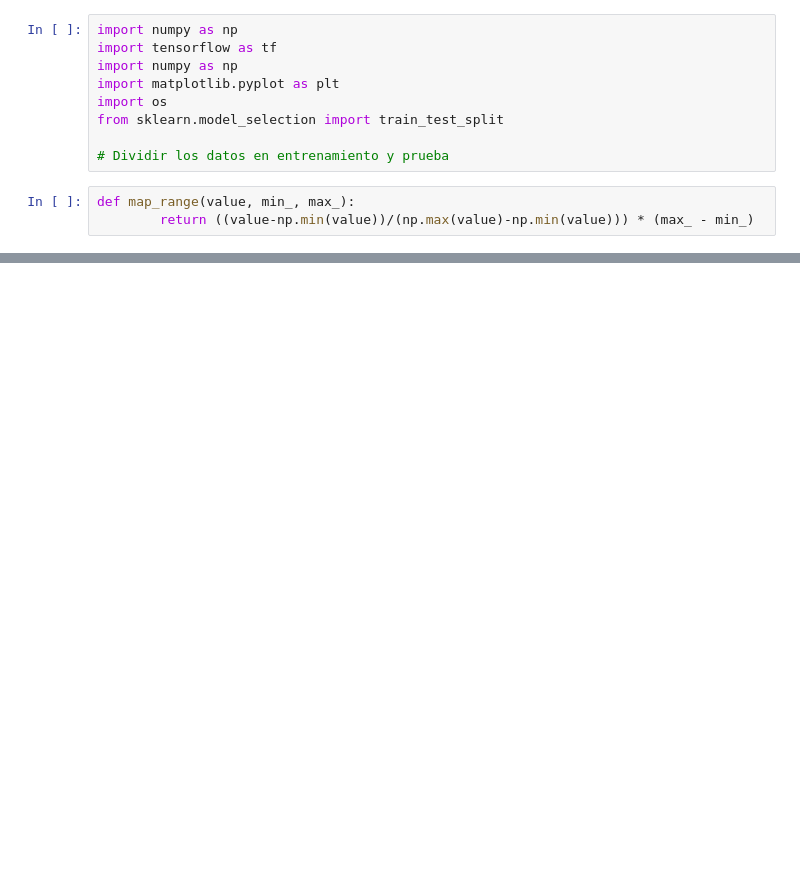
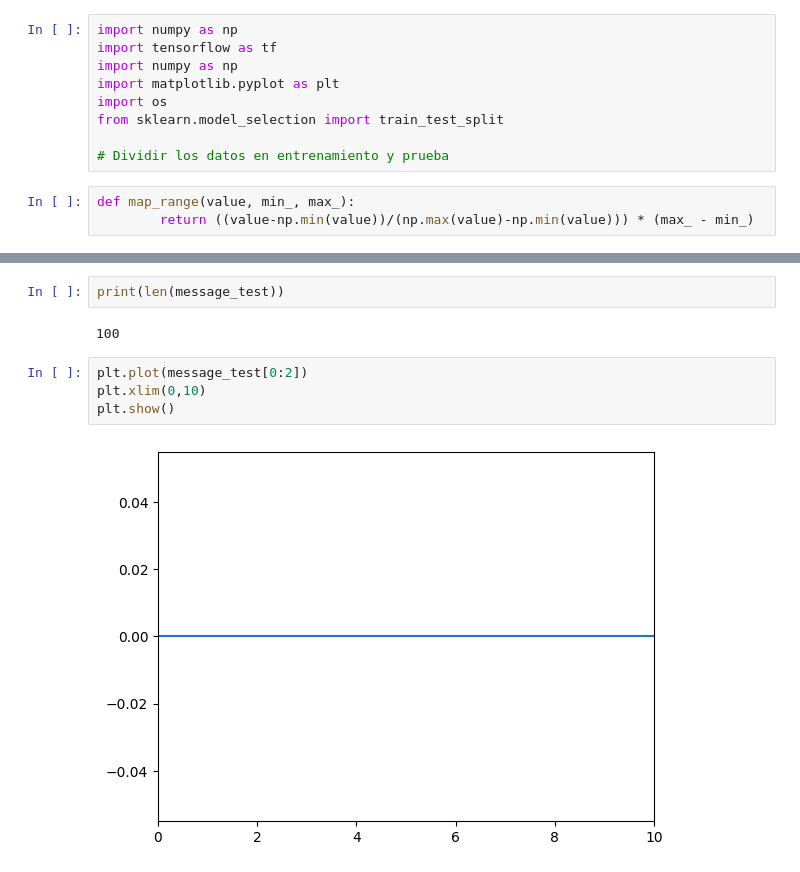
Before and after one commit to JCardenas05/Teoria_Se-ales, a Jupyter notebook: Taller_5/Taller_Red_5.ipynb, the cells around one changed output, grey strips where cells are left out. Saved outputs shown, nothing was run; the diff lists cells and outputs as text; blank space fills up the shorter version.

```diff
--- a/Taller_5/Taller_Red_5.ipynb
+++ b/Taller_5/Taller_Red_5.ipynb
@@ -180,0 +214,10 @@ Original: 0 - Reconstruida: [0.81922126 0.18077867]
+# %%
+print(len(message_test))
+# %% [output]
+100
+# %%
+plt.plot(message_test[0:2])
+plt.xlim(0,10)
+plt.show()
+# %% [output]
+[figure, added]
```
Also changed, not shown: parts of 7 cells of this notebook, 2 other files.
